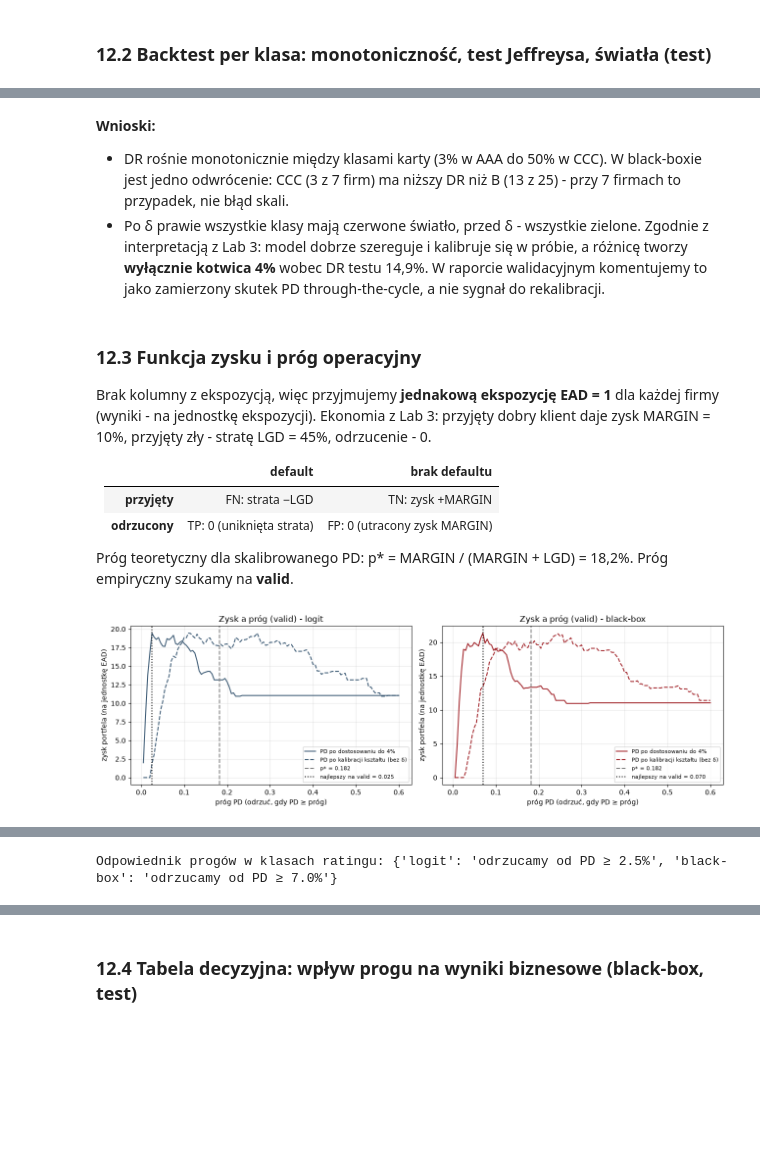
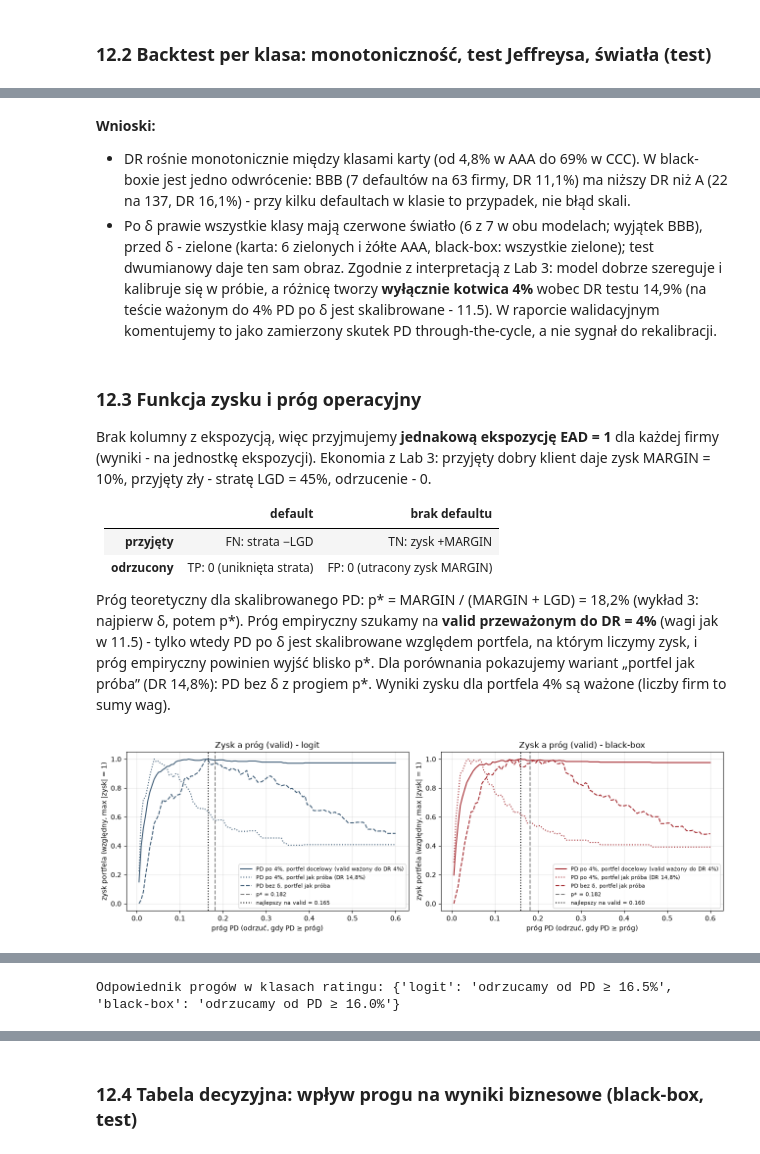
Before and after one commit to szymanskibartosz1/warsztaty_badawcze_projekt_1, a Jupyter notebook: wyjasnialnosc/projekt1_rating.ipynb, the cells around one changed output, grey strips where cells are left out. Cells and saved outputs as stored; diff of their text form; code cells hidden in the pictures; blank space fills up the shorter version.

```diff
--- a/wyjasnialnosc/projekt1_rating.ipynb
+++ b/wyjasnialnosc/projekt1_rating.ipynb
@@ -1143,14 +1168,15 @@ SHAP rozdziela wkład między wiele wariantów tej samej miary. Dlatego grupujem
 do każdej cechy karty przypisujemy cechy black-boxa skorelowane z nią |ρ| ≥ 0,7 (train) i sumujemy ich średnie |SHAP|.
 # %%
 kor_tr = df_train[num_cols].corr(method="spearman")
-temat = {}
+temat, GRUPY_TEMAT = {}, {}
 przypisane = set()
 for c in CECHY_L:
     grupa_c = [f for f in num_cols if abs(kor_tr.loc[c, f]) >= 0.7 and f not in przypisane]
-    przypisane |= set(grupa_c)
+    przypisane |= set(grupa_c); GRUPY_TEMAT[c] = grupa_c
     temat[c] = {"cech w grupie": len(grupa_c), "suma |SHAP| grupy (black-box)": waz_shap_bb[grupa_c].sum(),
                 "|SHAP| w karcie": waz_shap_log[c]}
 reszta = [f for f in FEATURES if f not in przypisane]
+GRUPY_TEMAT["pozostałe cechy"] = [f for f in reszta if f in num_cols]
 temat["pozostałe cechy"] = {"cech w grupie": len(reszta), "suma |SHAP| grupy (black-box)": waz_shap_bb[reszta].sum(), "|SHAP| w karcie": 0.0}
 tab_temat = pd.DataFrame(temat).T
 tab_temat["udział w black-boxie"] = tab_temat["suma |SHAP| grupy (black-box)"] / tab_temat["suma |SHAP| grupy (black-box)"].sum()
@@ -1311,13 +1405,13 @@ ekstrapoluje.
 # %%
 fig, axes = plt.subplots(1, 4, figsize=(18, 4)); roznice = {}
 for ax, c in zip(axes, CECHY_PDP):
-    gr, a, _ = ale(f_bb, XS, c, K=10)
+    gr, a, n_k = ale(f_bb, XS, c, K=20)                      # wykład 5: K = 20-50
     p = pdp_wysrodkowane(f_bb, XS, c, gr)
     ax.plot(gr, p, "o-", ms=3, color=KOL["black-box"], label="PDP"); ax.plot(gr, a, "s--", ms=3, color="black", label="ALE")
     ax.set_xlim(np.nanpercentile(XS[c], [2, 98])); ax.set_title(c, fontsize=9); ax.grid(alpha=0.3)
     w = (gr >= np.nanpercentile(XS[c], 2)) & (gr <= np.nanpercentile(XS[c], 98))
     roznice[c] = {"zakres ALE": np.ptp(a[w]), "maks. |PDP - ALE|": np.abs(p - a)[w].max(),
-                  "maks. |ρ| z inną cechą": kor_tr.loc[c].drop(c).abs().max() if c in kor_tr else np.nan}
+                  "min. liczność przedziału ALE": int(n_k.min()), "maks. |ρ| z inną cechą": kor_tr.loc[c].drop(c).abs().max() if c in kor_tr else np.nan}
 axes[0].set_ylabel("efekt (log-szanse, wyśrodkowany)"); axes[0].legend()
 plt.tight_layout(); plt.savefig("wykresy/pdp_ale.png", dpi=120); plt.show()
 display(pd.DataFrame(roznice).T.assign(**{"różnica / zakres": lambda t: t["maks. |PDP - ALE|"] / t["zakres ALE"]}).round(3))
@@ -1727,7 +1900,7 @@ for a, b in FOLDY:
     m = model_black_box(**PARAM_BB).fit(X_tr.iloc[a], y_tr[a])
     pre_f, clf_f = m.named_steps["pre"], m.named_steps["clf"]
     G_f = np.array([[float(zrodlo(n) == f) for f in FEATURES] for n in pre_f.get_feature_names_out()])
-    rank_bb.append(pd.Series(np.abs(shap.TreeExplainer(clf_f)(pre_f.transform(X_te)).values @ G_f).mean(axis=0), index=FEATURES))
+    rank_bb.append(pd.Series(np.abs(shap.TreeExplainer(clf_f, data=pre_f.transform(X_tr.sample(300, random_state=RNG_SEED)), feature_perturbation="interventional")(pre_f.transform(X_te)).values @ G_f).mean(axis=0), index=FEATURES))
     mk = karta(CECHY_L).fit(X_tr.iloc[a][CECHY_L], y_tr[a])
     W = mk.named_steps["woe"].transform(X_te[CECHY_L]); Wt = mk.named_steps["woe"].transform(X_tr.iloc[a][CECHY_L]).mean()
     rank_lg.append(np.abs((W - Wt) * mk.named_steps["lr"].coef_.ravel()).mean())
@@ -2045,7 +2225,7 @@ def backtest(y, p, r, p_kszt=None):                           # z Lab 3
         n_k, d_k, pd_k = int(msk.sum()), int(y[msk].sum()), float(p[msk].mean())
         pj = float(beta_dist.cdf(pd_k, d_k + 0.5, n_k - d_k + 0.5))
         w = {"klasa": lab, "n": n_k, "defaulty": d_k, "oczekiwane": n_k * pd_k, "średnie PD": pd_k, "DR": d_k / n_k,
-             "p Jeffreysa": pj, "światło": swiatlo(pj)}
+             "p Jeffreysa": pj, "p dwumianowy": binomtest(d_k, n_k, pd_k, alternative="greater").pvalue, "światło": swiatlo(pj)}
         if p_kszt is not None:
             pk = float(p_kszt[msk].mean())
             w.update({"PD przed δ": pk, "światło przed δ": swiatlo(float(beta_dist.cdf(pk, d_k + 0.5, n_k - d_k + 0.5)))})
@@ -2088,10 +2268,11 @@ black-box: DR rośnie monotonicznie między klasami: False | światła po δ: {'
 # %% [markdown]
 **Wnioski:**
-- DR rośnie monotonicznie między klasami karty (3% w AAA do 50% w CCC). W black-boxie jest jedno odwrócenie: CCC (3 z 7 firm)
-  ma niższy DR niż B (13 z 25) - przy 7 firmach to przypadek, nie błąd skali.
-- Po δ prawie wszystkie klasy mają czerwone światło, przed δ - wszystkie zielone. Zgodnie z interpretacją z Lab 3: model dobrze
-  szereguje i kalibruje się w próbie, a różnicę tworzy **wyłącznie kotwica 4%** wobec DR testu 14,9%. W raporcie walidacyjnym
-  komentujemy to jako zamierzony skutek PD through-the-cycle, a nie sygnał do rekalibracji.
+- DR rośnie monotonicznie między klasami karty (od 4,8% w AAA do 69% w CCC). W black-boxie jest jedno odwrócenie: BBB (7 defaultów
+  na 63 firmy, DR 11,1%) ma niższy DR niż A (22 na 137, DR 16,1%) - przy kilku defaultach w klasie to przypadek, nie błąd skali.
+- Po δ prawie wszystkie klasy mają czerwone światło (6 z 7 w obu modelach; wyjątek BBB), przed δ - zielone (karta: 6 zielonych
+  i żółte AAA, black-box: wszystkie zielone); test dwumianowy daje ten sam obraz. Zgodnie z interpretacją z Lab 3: model dobrze
+  szereguje i kalibruje się w próbie, a różnicę tworzy **wyłącznie kotwica 4%** wobec DR testu 14,9% (na teście ważonym do 4% PD po δ
+  jest skalibrowane - 11.5). W raporcie walidacyjnym komentujemy to jako zamierzony skutek PD through-the-cycle, a nie sygnał do rekalibracji.
 # %% [markdown]
 ### 12.3 Funkcja zysku i próg operacyjny
 
@@ -2103,36 +2284,48 @@ ekspozycji). Ekonomia z Lab 3: przyjęty dobry klient daje zysk MARGIN = 10%, pr
 | **przyjęty** | FN: strata −LGD | TN: zysk +MARGIN |
 | **odrzucony** | TP: 0 (uniknięta strata) | FP: 0 (utracony zysk MARGIN) |
 
-Próg teoretyczny dla skalibrowanego PD: p* = MARGIN / (MARGIN + LGD) = 18,2%. Próg empiryczny szukamy na **valid**.
+Próg teoretyczny dla skalibrowanego PD: p* = MARGIN / (MARGIN + LGD) = 18,2% (wykład 3: najpierw δ, potem p*). Próg empiryczny
+szukamy na **valid przeważonym do DR = 4%** (wagi jak w 11.5) - tylko wtedy PD po δ jest skalibrowane względem portfela, na którym
+liczymy zysk, i próg empiryczny powinien wyjść blisko p*. Dla porównania pokazujemy wariant „portfel jak próba” (DR 14,8%):
+PD bez δ z progiem p*. Wyniki zysku dla portfela 4% są ważone (liczby firm to sumy wag).
 # %%
-def ekonomia(y, p, prog, margin=MARGIN, lgd=LGD):              # z Lab 3 (5.4), EAD = 1
+def ekonomia(y, p, prog, margin=MARGIN, lgd=LGD, w=None):      # z Lab 3 (5.4), EAD = 1; w - wagi portfela docelowego
+    w = np.ones(len(y)) if w is None else np.asarray(w, dtype=float)
     przyj = p < prog
-    tp, fp = int(np.sum(~przyj & (y == 1))), int(np.sum(~przyj & (y == 0)))
-    fn, tn = int(np.sum(przyj & (y == 1))), int(np.sum(przyj & (y == 0)))
-    return {"próg": prog, "stopa akceptacji": przyj.mean(), "DR wśród przyjętych": y[przyj].mean() if przyj.any() else np.nan,
+    licz = lambda m: float(np.sum(w[m]))
+    tp, fp, fn, tn = licz(~przyj & (y == 1)), licz(~przyj & (y == 0)), licz(przyj & (y == 1)), licz(przyj & (y == 0))
+    return {"próg": prog, "stopa akceptacji": licz(przyj) / w.sum(), "DR wśród przyjętych": fn / (fn + tn) if przyj.any() else np.nan,
             "TP (odrzucone złe)": tp, "FP (odrzucone dobre)": fp, "FN (przyjęte złe)": fn, "TN (przyjęte dobre)": tn,
-            "EL przyjętych (oczekiwana)": float(np.sum(p[przyj] * lgd)), "strata zrealizowana": lgd * fn,
+            "EL przyjętych (oczekiwana)": float(np.sum(w[przyj] * p[przyj] * lgd)), "strata zrealizowana": lgd * fn,
             "zysk": margin * tn - lgd * fn}
+
+def wagi_4(y):                                                # portfel docelowy: DR = 4% (jak w 11.5)
+    return np.where(y == 1, TARGET_PD / y.mean(), (1 - TARGET_PD) / (1 - y.mean()))
 
 progi = np.linspace(0.005, 0.6, 120)
 PROG = {}
 fig, axes = plt.subplots(1, 2, figsize=(13, 4.2))
 for ax, m in zip(axes, P):
-    for p_s, lab, ls in [(P4[m]["valid"], "PD po dostosowaniu do 4%", "-"), (PS[m]["valid"], "PD po kalibracji kształtu (bez δ)", "--")]:
-        z = np.array([ekonomia(y_va, p_s, t)["zysk"] for t in progi])
-        ax.plot(progi, z, ls, color=KOL[m], label=lab)
+    for p_s, w_s, lab, ls in [(P4[m]["valid"], wagi_4(y_va), "PD po 4%, portfel docelowy (valid ważony do DR 4%)", "-"),
+                              (P4[m]["valid"], None, "PD po 4%, portfel jak próba (DR 14,8%)", ":"),
+                              (PS[m]["valid"], None, "PD bez δ, portfel jak próba", "--")]:
+        z = np.array([ekonomia(y_va, p_s, t, w=w_s)["zysk"] for t in progi])
+        ax.plot(progi, z / np.abs(z).max(), ls, color=KOL[m], label=lab)
         if ls == "-":
             PROG[m] = float(progi[int(np.argmax(z))])
     ax.axvline(p_star, ls="--", color="gray", label=f"p* = {p_star:.3f}"); ax.axvline(PROG[m], ls=":", color="black", label=f"najlepszy na valid = {PROG[m]:.3f}")
-    ax.set_xlabel("próg PD (odrzuć, gdy PD ≥ próg)"); ax.set_ylabel("zysk portfela (na jednostkę EAD)"); ax.set_title(f"Zysk a próg (valid) - {m}"); ax.legend(fontsize=8); ax.grid(alpha=0.3)
+    ax.set_xlabel("próg PD (odrzuć, gdy PD ≥ próg)"); ax.set_ylabel("zysk portfela (względny, max |zysk| = 1)"); ax.set_title(f"Zysk a próg (valid) - {m}"); ax.legend(fontsize=8); ax.grid(alpha=0.3)
 plt.tight_layout(); plt.savefig("wykresy/prog_zysk.png", dpi=120); plt.show()
 
-tab_prog = pd.DataFrame([{"model": m, "wariant": w, **ekonomia(y_te, p, t)} for m in P for w, p, t in [
-    ("próg z valid (PD 4%)", P4[m]["test"], PROG[m]), ("próg teoretyczny p* (PD 4%)", P4[m]["test"], p_star),
-    ("próg teoretyczny p* (PD bez δ)", PS[m]["test"], p_star), ("przyjmij wszystkich", P4[m]["test"], 1.01)]]).set_index(["model", "wariant"])
+W_TE4 = wagi_4(y_te)
+tab_prog = pd.DataFrame([{"model": m, "wariant": w, **ekonomia(y_te, p, t, w=ww)} for m in P for w, p, t, ww in [
+    ("portfel 4%: próg z valid (PD 4%)", P4[m]["test"], PROG[m], W_TE4), ("portfel 4%: p* (PD 4%)", P4[m]["test"], p_star, W_TE4),
+    ("portfel 4%: przyjmij wszystkich", P4[m]["test"], 1.01, W_TE4),
+    ("portfel jak próba: p* (PD bez δ)", PS[m]["test"], p_star, None), ("portfel jak próba: przyjmij wszystkich", P4[m]["test"], 1.01, None)]]
+                        ).set_index(["model", "wariant"])
 display(tab_prog.round(3))
 print("Odpowiednik progów w klasach ratingu:", {m: f"odrzucamy od PD ≥ {PROG[m]:.1%}" for m in P})
 # %% [output]
-[figure, old version]
+[figure, new version]
 |  |  | próg | stopa akceptacji | DR wśród przyjętych | TP (odrzucone złe) | FP (odrzucone dobre) | ... |
 | model | wariant |  |  |  |  |  | ... |
@@ -2147,3 +2342,3 @@ print("Odpowiednik progów w klasach ratingu:", {m: f"odrzucamy od PD ≥ {PROG[
-Odpowiednik progów w klasach ratingu: {'logit': 'odrzucamy od PD ≥ 2.5%', 'black-box': 'odrzucamy od PD ≥ 7.0%'}
+Odpowiednik progów w klasach ratingu: {'logit': 'odrzucamy od PD ≥ 16.5%', 'black-box': 'odrzucamy od PD ≥ 16.0%'}
 # %% [markdown]
 **Wnioski:**
```
Also changed, not shown: parts of 114 cells of this notebook, 31 other files.
